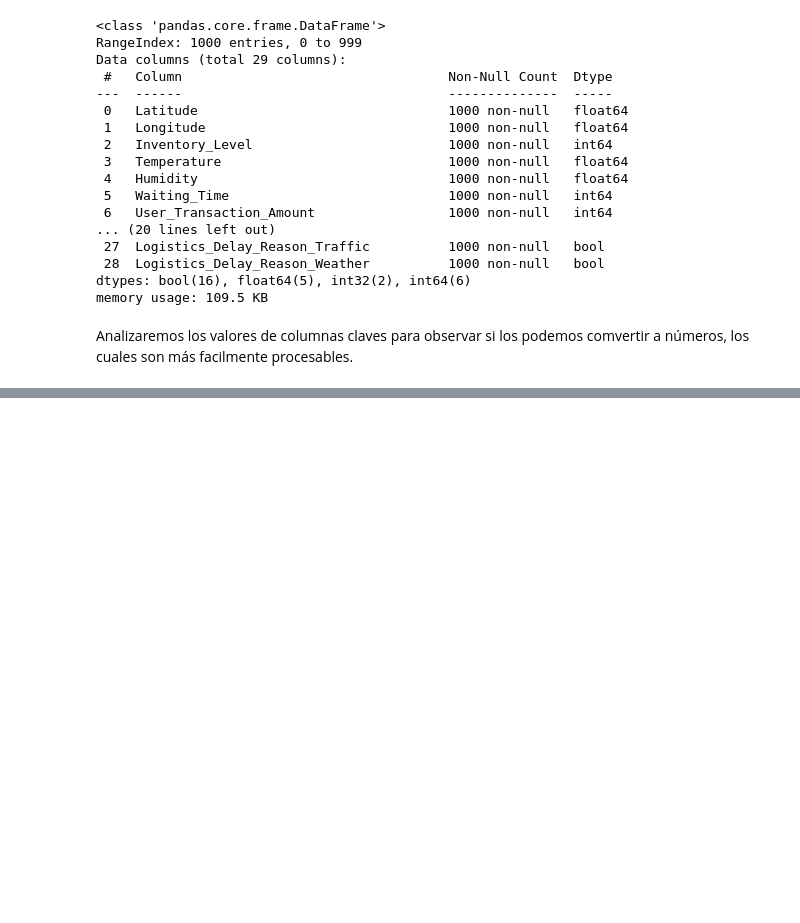
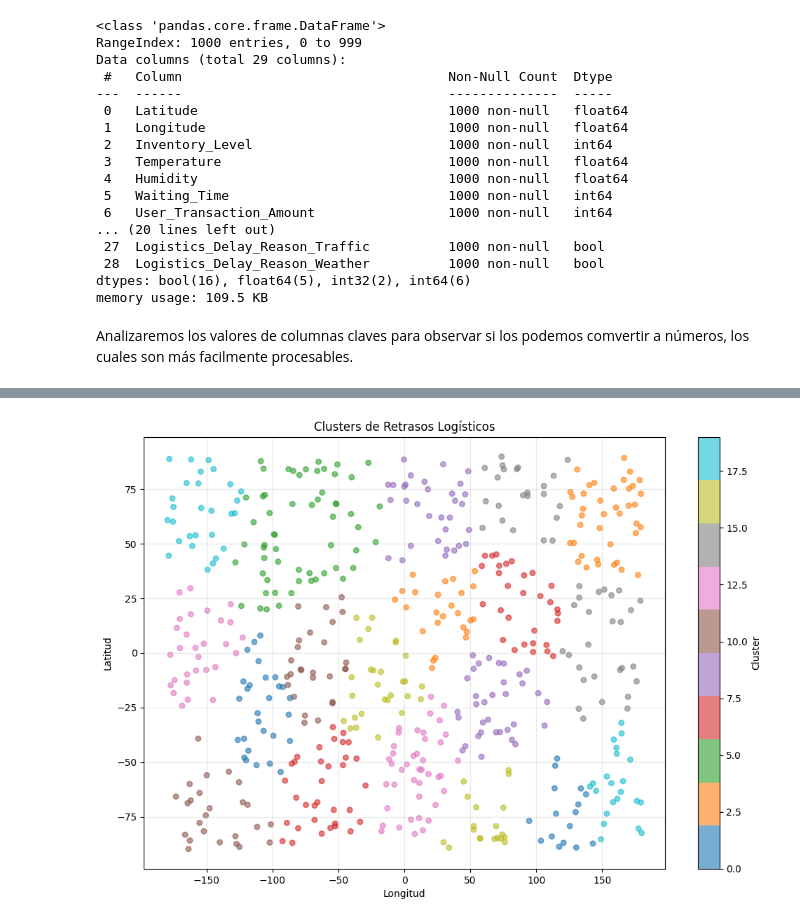
Before and after one commit to Vasco2510/CA2_PriceCalculator, a Jupyter notebook: abel_exploration.ipynb, the cells around one changed output, grey strips where cells are left out. Cells and saved outputs as stored; diff of their text form; code cells hidden in the pictures; blank space fills up the shorter version.

```diff
--- a/abel_exploration.ipynb
+++ b/abel_exploration.ipynb
@@ -328,0 +364,22 @@ Name: count, dtype: int64
+# %%
+from sklearn.cluster import KMeans
+import numpy as np
+
+# Filtrar solo retrasos (Logistics_Delay == 1)
+delay_df = df_logistics[df_logistics['Logistics_Delay'] == 1][['Latitude', 'Longitude']]
+
+# Aplicar K-Means (ej: 5 clusters)
+kmeans = KMeans(n_clusters=20, random_state=42)
+delay_df['Cluster'] = kmeans.fit_predict(delay_df[['Latitude', 'Longitude']])
+
+# Visualizar clusters
+plt.figure(figsize=(12, 8))
+scatter = plt.scatter(delay_df['Longitude'], delay_df['Latitude'], c=delay_df['Cluster'], cmap='tab10', s=30, alpha=0.6)
+plt.colorbar(scatter, label='Cluster')
+plt.title('Clusters de Retrasos Logísticos')
+plt.xlabel('Longitud')
+plt.ylabel('Latitud')
+plt.grid(alpha=0.3)
+plt.show()
+# %% [output]
+[figure, added]
```
Also changed, not shown: parts of 25 cells of this notebook.
